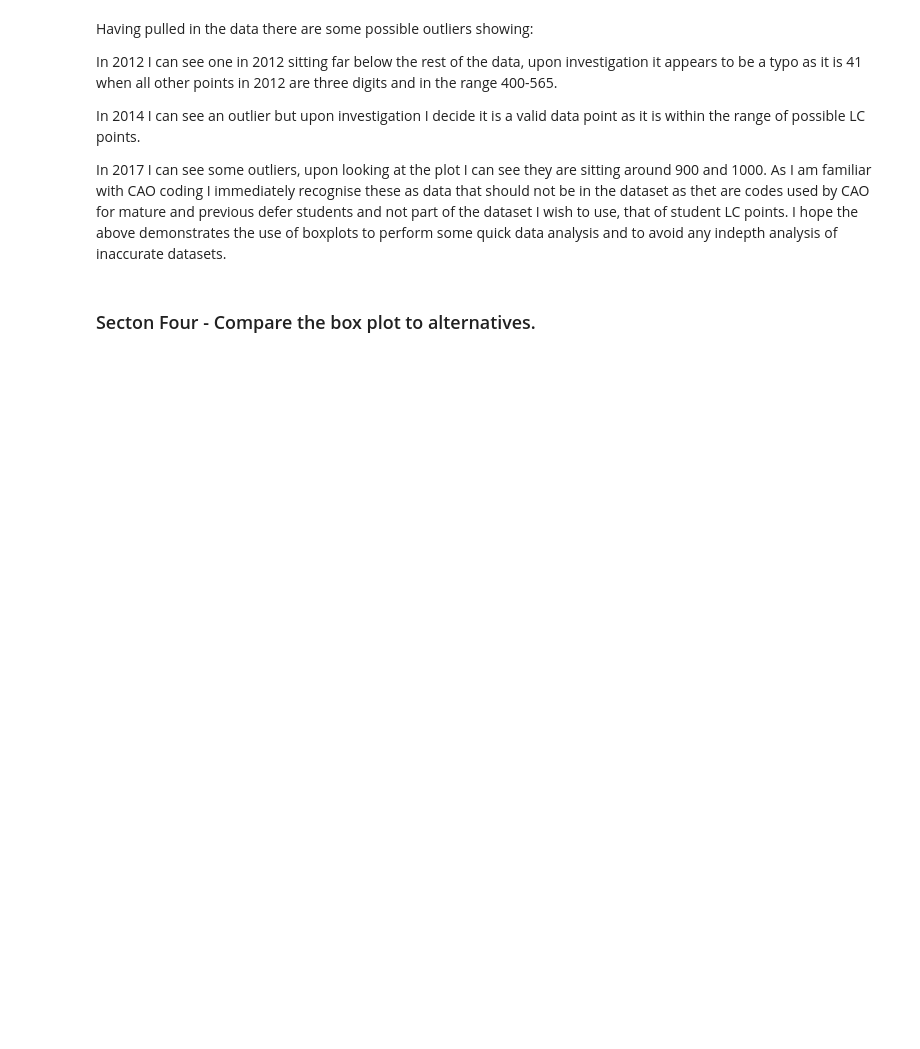
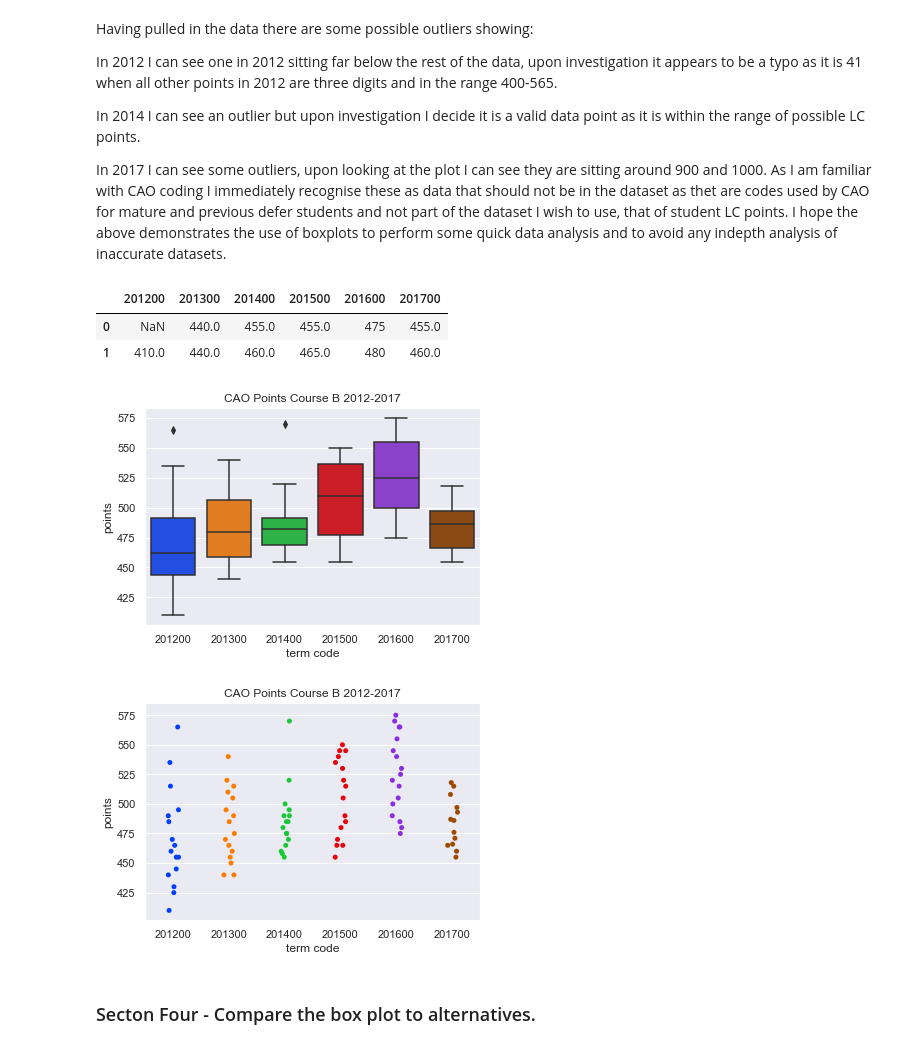
Before and after one commit to Hudsonsue/BOXPLOTS, a Jupyter notebook: BOX PLOTS.ipynb, the cells around one changed output. Cells and saved outputs as stored; diff of their text form; code cells hidden in the pictures; blank space fills up the shorter version.

```diff
--- a/BOX PLOTS.ipynb
+++ b/BOX PLOTS.ipynb
@@ -187,6 +194,36 @@ In 2014 I can see an outlier but upon investigation I decide it is a valid data
 
 In 2017 I can see some outliers, upon looking at the plot I can see they are sitting around 900 and 1000. As I am familiar with CAO coding I immediately recognise these as data that should not be in the dataset as thet are codes used by CAO for mature and previous defer students and not part of the dataset I wish to use, that of student LC points.
 I hope the above demonstrates the use of boxplots to perform some quick data analysis and to avoid any indepth analysis of inaccurate datasets.
+# %%
+## I am going to read in as second csv to represent the change in points for a programme across a longer timeframe
+## of six years.
+df4= pd.read_csv("boxplotdatacleaned.csv",  header = 0)
+df4.head(2)
+# %% [output]
+|  | 201200 | 201300 | 201400 | 201500 | 201600 | 201700 |
+| 0 | NaN | 440.0 | 455.0 | 455.0 | 475 | 455.0 |
+| 1 | 410.0 | 440.0 | 460.0 | 465.0 | 480 | 460.0 |
+# %%
+## seaborn box plot of dataset for Course B across six years
+## I have also plotted a strip plot to show how it could be used in conjunction with the box plot to show
+##the distribution within the box
+
+#distplot of the cleaned dataset
+df5 = pd.DataFrame(data = df4, columns = [ '201200','201300', '201400', '201500','201600','201700'] )
+sns.boxplot(x="variable", y="value", palette = "bright", data= pd.melt(df4)).set_title("CAO Points Course B 2012-2017")
+plt.ylabel('points')
+plt.xlabel('term code')
+plt.show()
+
+#  strip plot of the cleaned dataset
+df6 = pd.DataFrame(data = df5, columns = [ '201200','201300', '201400', '201500','201600','201700']) #making a dataframe for the plot
+sns.stripplot(x="variable",y = "value",data=pd.melt(df6), palette="bright").set_title("CAO Points Course B 2012-2017")
+plt.ylabel('points') # title of the y axis
+plt.xlabel('term code') # title of the x axis
+plt.show()
+# %% [output]
+[figure, added]
+[figure, added]
 # %% [markdown]
 ### Secton Four - Compare the box plot to alternatives.
 # %% [markdown]
```
Also changed, not shown: parts of 8 cells of this notebook, 1 other file.
